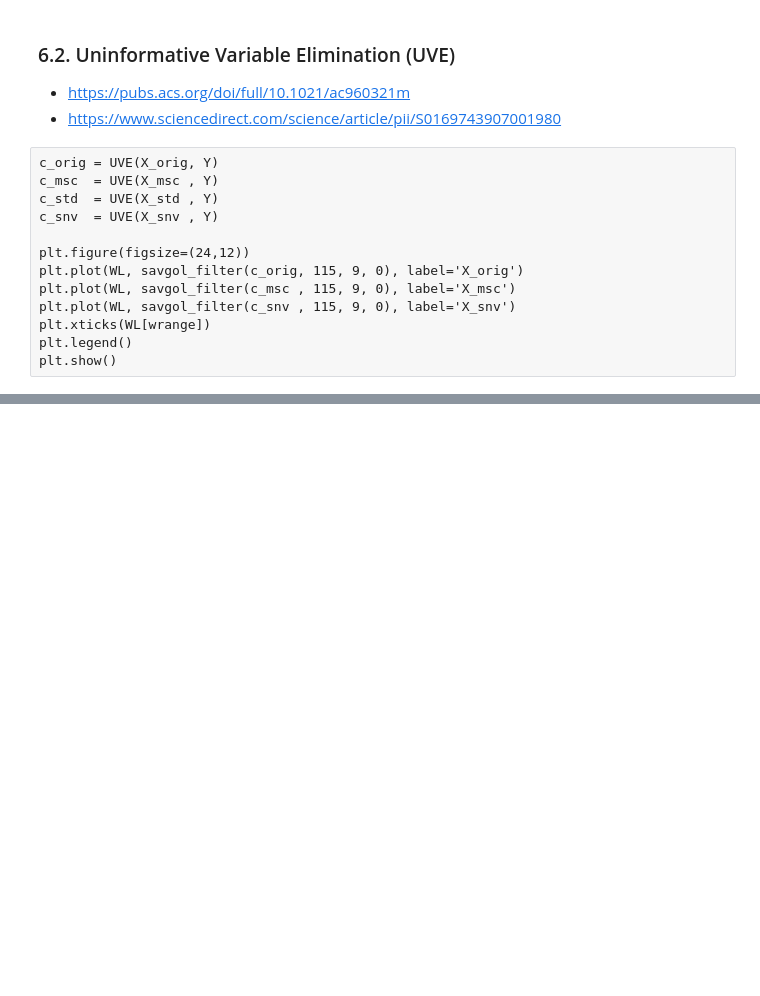
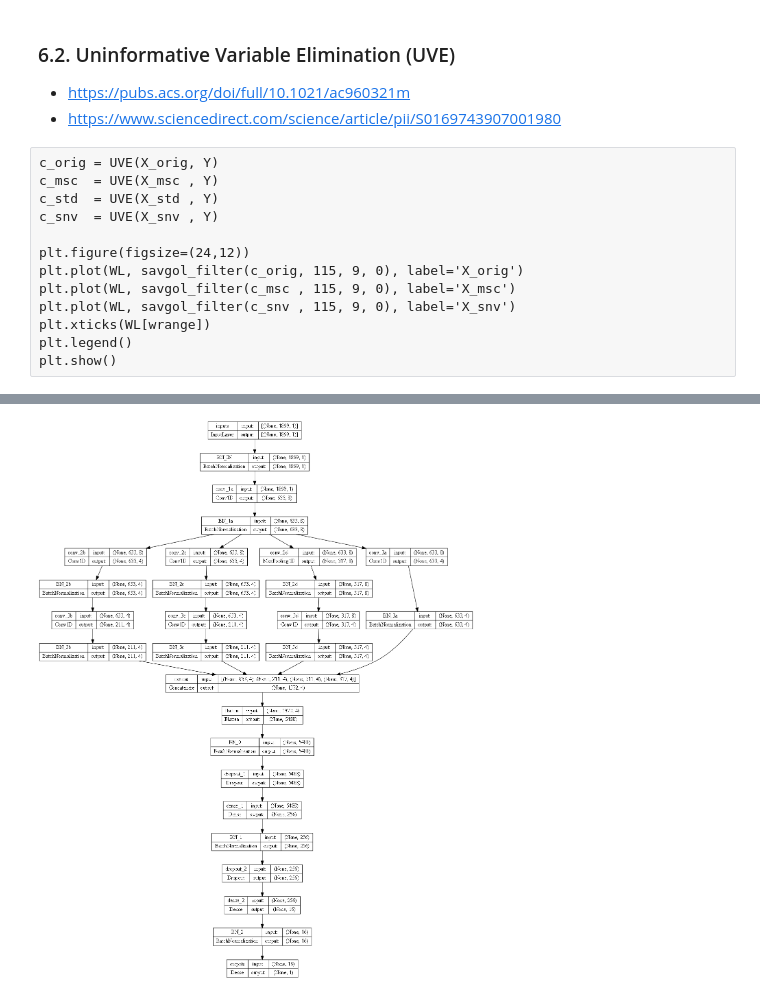
Before and after one commit to Lewis0511/CNN, a Jupyter notebook: 230508.ipynb, the cells around one changed output, grey strips where cells are left out. Drawn from its saved outputs; the diff is of its cells as text; code cells hidden in the pictures; blank space fills up the shorter version.

```diff
--- a/230508.ipynb
+++ b/230508.ipynb
@@ -1349,0 +995,76 @@ plot_loss_and_prediction(history, USG_train, USG_train_pred, USG_test, USG_test_
+# %%
+'''https://www.sciencedirect.com/science/article/pii/S0003267019300169'''
+def make_model(input_shape=(1899,1)):
+
+    K_NUMBER_1    = 8
+    K_NUMBER_2    = 4
+    K_NUMBER_3    = 4
+
+    K_WIDTH_1     = 7 # 7, 5, 7, 9
+    K_WIDTH_2     = 3 # 3, 2, 3, 5
+    K_WIDTH_3     = 5 # 5, 3, 5, 7
+
+    K_STRIDE_1    = 3 # 3, 3, 3, 5
+    K_STRIDE_2    = None
+    K_STRIDE_3    = 2 # 2, 2, 2, 3
+
+    DENSE_DIM_1   = 256
+    DENSE_DIM_2   =  16
+    DENSE_DIM_3   = None
+
+    DROPOUT_1     = 4 / 16
+    DROPOUT_2     = 2 / 16
+    DROPOUT_3     = None
+
+    K_INIT        = HeNormal(seed=42)
+    K_REG         = L2(0.001) # 0.001, 0.001, 0.01, 0.01
+
+    activ_conv    = 'relu'
+    activ_dense   = 'tanh'
+
+    inputs        = Input(input_shape, name='inputs')
+    batch_norm_in = BatchNormalization(axis=1, name='BN_IN')(inputs)
+
+    conv_1a       = Conv1D(K_NUMBER_1, K_WIDTH_1, K_STRIDE_1, 'same', activation=activ_conv, kernel_initializer=K_INIT, kernel_regularizer=K_REG, name='conv_1a')(batch_norm_in)
+    batch_norm_1a = BatchNormalization(axis=1, name='BN_1a')(conv_1a)
+
+    conv_2a       = None
+    conv_2b       = Conv1D(K_NUMBER_2, 1, 1, 'same', activation=activ_conv, kernel_initializer=K_INIT, kernel_regularizer=K_REG, name='conv_2b')(batch_norm_1a)
+    conv_2c       = Conv1D(K_NUMBER_2, 1, 1, 'same', activation=activ_conv, kernel_initializer=K_INIT, kernel_regularizer=K_REG, name='conv_2c')(batch_norm_1a)
+    conv_2d       = MaxPool1D(padding='same', name='conv_2d')(batch_norm_1a)
+
+    batch_norm_2a = None
+    batch_norm_2b = BatchNormalization(axis=-1, name='BN_2b')(conv_2b)
+    batch_norm_2c = BatchNormalization(axis=-1, name='BN_2c')(conv_2c)
+    batch_norm_2d = BatchNormalization(axis=-1, name='BN_2d')(conv_2d)
+
+    conv_3a       = Conv1D(K_NUMBER_3, 1, 1, 'same', activation=activ_conv, kernel_initializer=K_INIT, kernel_regularizer=K_REG, name='conv_3a')(batch_norm_1a)
+    conv_3b       = Conv1D(K_NUMBER_3, K_WIDTH_1, K_STRIDE_1, 'same', activation=activ_conv, kernel_initializer=K_INIT, kernel_regularizer=K_REG, name='conv_3b')(batch_norm_2b)
+    conv_3c       = Conv1D(K_NUMBER_3, K_WIDTH_1, K_STRIDE_1, 'same', activation=activ_conv, kernel_initializer=K_INIT, kernel_regularizer=K_REG, name='conv_3c')(batch_norm_2c)
+    conv_3d       = Conv1D(K_NUMBER_3, 1, 1, 'same', activation=activ_conv, kernel_initializer=K_INIT, kernel_regularizer=K_REG, name='conv_3d')(batch_norm_2d)
+
+    batch_norm_3a = BatchNormalization(axis=-1, name='BN_3a')(conv_3a)
+    batch_norm_3b = BatchNormalization(axis=-1, name='BN_3b')(conv_3b)
+    batch_norm_3c = BatchNormalization(axis=-1, name='BN_3c')(conv_3c)
+    batch_norm_3d = BatchNormalization(axis=-1, name='BN_3d')(conv_3d)
+
+    concat        = Concatenate(axis=1, name='concat')([batch_norm_3a, batch_norm_3b, batch_norm_3c, batch_norm_3d])
+    flatten       = Flatten(name='flatten')(concat)
+    batch_norm_0  = BatchNormalization(axis=-1, name='BN_0')(flatten)
+
+    dropout_1     = Dropout(DROPOUT_1, name='dropout_1')(batch_norm_0)
+    dense_1       = Dense(DENSE_DIM_1, activation=activ_dense, kernel_initializer=K_INIT, kernel_regularizer=K_REG, name='dense_1')(dropout_1)
+    batch_norm_1  = BatchNormalization(axis=-1, name='BN_1')(dense_1)
+
+    dropout_2     = Dropout(DROPOUT_2, name='dropout_2')(batch_norm_1)
+    dense_2       = Dense(DENSE_DIM_2, activation=activ_dense, kernel_initializer=K_INIT, kernel_regularizer=K_REG, name='dense_2')(dropout_2)
+    batch_norm_2  = BatchNormalization(axis=-1, name='BN_2')(dense_2)
+
+    outputs       = Dense(1, activation=activ_dense, kernel_initializer=K_INIT, kernel_regularizer=K_REG, name='outputs')(batch_norm_2)
+
+    return Model(inputs, outputs, name='model')
+
+model = make_model()
+print(model.summary())
+keras.utils.plot_model(model, show_shapes=True, dpi=80)
+# %% [output]
@@ -1349,0 +1088 @@ plot_loss_and_prediction(history, USG_train, USG_train_pred, USG_test, USG_test_
+[figure, added]
```
Also changed, not shown: parts of 35 cells of this notebook.
